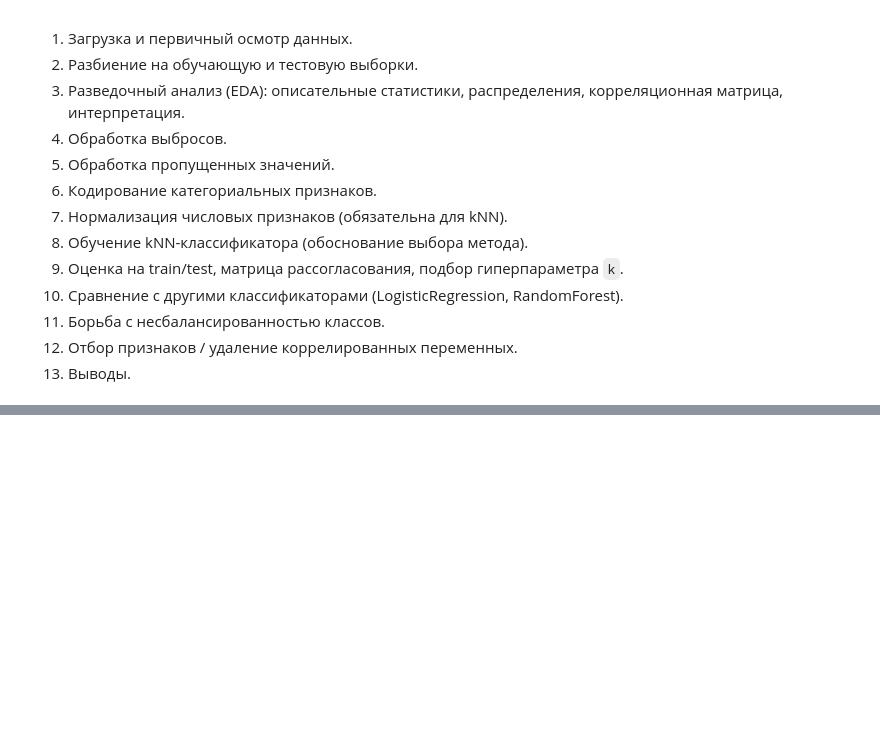
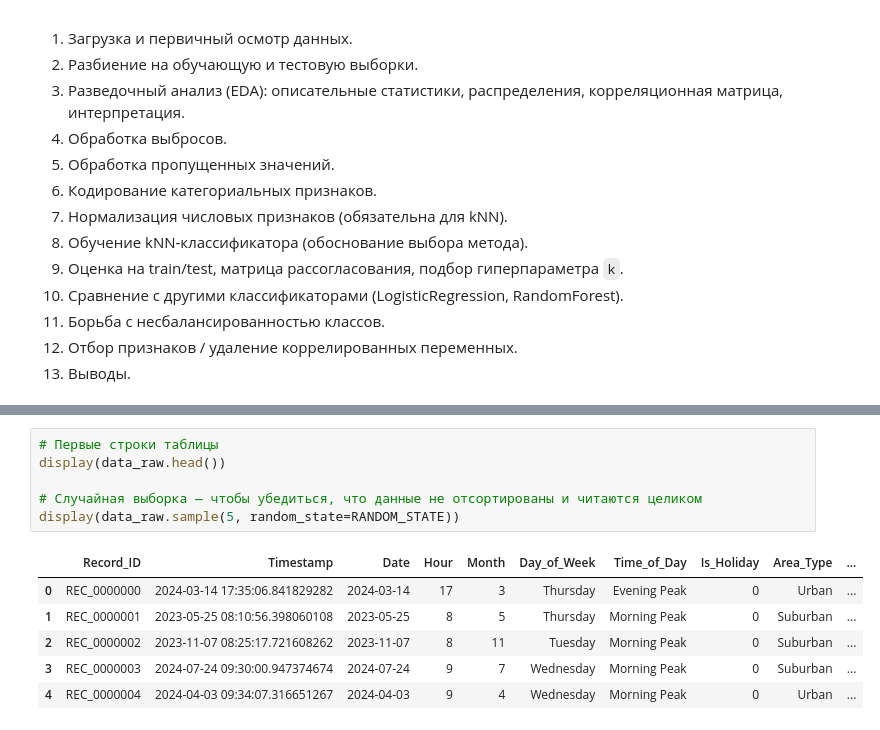
Before and after one commit to Svetlana-plv/Machine_Learning, a Jupyter notebook: lab-3-traffic-accident-classification.ipynb, the cells around one changed output, grey strips where cells are left out. Saved outputs shown, nothing was run; the diff lists cells and outputs as text; blank space fills up the shorter version.

```diff
--- a/lab-3-traffic-accident-classification.ipynb
+++ b/lab-3-traffic-accident-classification.ipynb
@@ -104,0 +124,13 @@ RANDOM_STATE = 42
+# %%
+# Первые строки таблицы
+display(data_raw.head())
+
+# Случайная выборка — чтобы убедиться, что данные не отсортированы и читаются целиком
+display(data_raw.sample(5, random_state=RANDOM_STATE))
+# %% [output]
+|  | Record_ID | Timestamp | Date | Hour | Month | Day_of_Week | Time_of_Day | Is_Holiday | Area_Type | ... |
+| 0 | REC_0000000 | 2024-03-14 17:35:06.841829282 | 2024-03-14 | 17 | 3 | Thursday | Evening Peak | 0 | Urban | ... |
+| 1 | REC_0000001 | 2023-05-25 08:10:56.398060108 | 2023-05-25 | 8 | 5 | Thursday | Morning Peak | 0 | Suburban | ... |
+| 2 | REC_0000002 | 2023-11-07 08:25:17.721608262 | 2023-11-07 | 8 | 11 | Tuesday | Morning Peak | 0 | Suburban | ... |
+| 3 | REC_0000003 | 2024-07-24 09:30:00.947374674 | 2024-07-24 | 9 | 7 | Wednesday | Morning Peak | 0 | Suburban | ... |
+| 4 | REC_0000004 | 2024-04-03 09:34:07.316651267 | 2024-04-03 | 9 | 4 | Wednesday | Morning Peak | 0 | Urban | ... |
```
Also changed, not shown: parts of 29 cells of this notebook.
